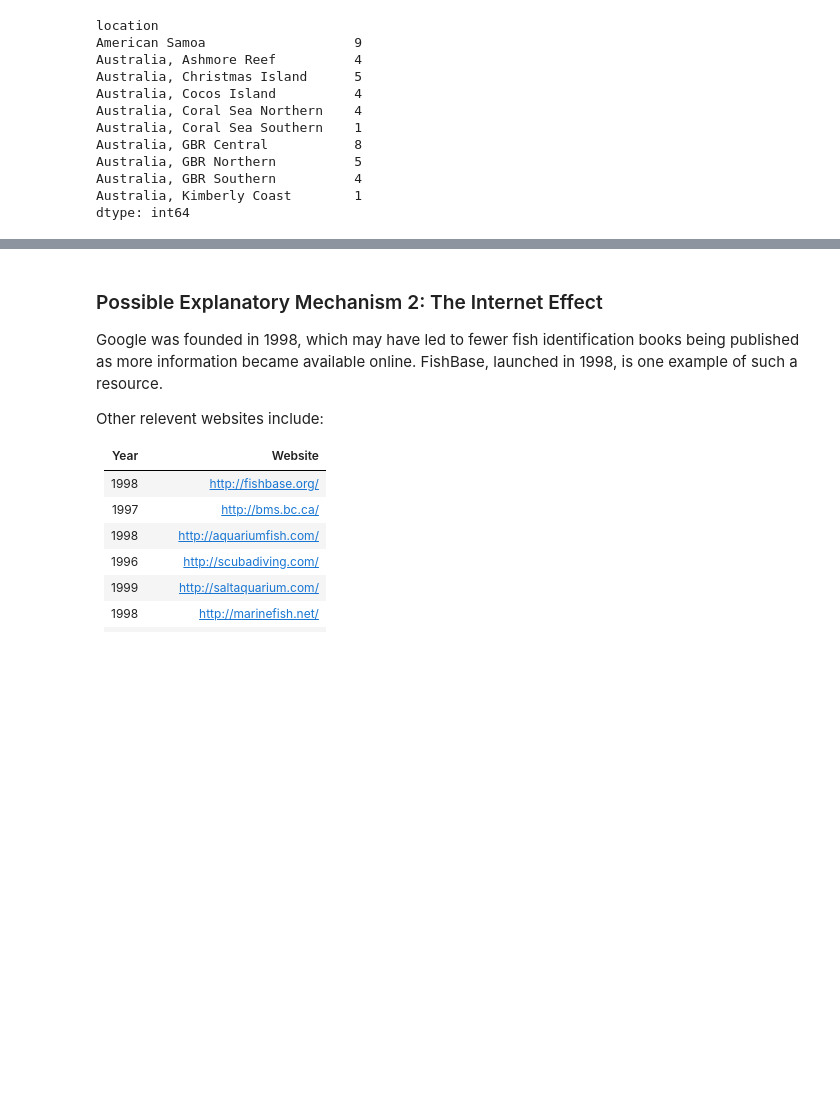
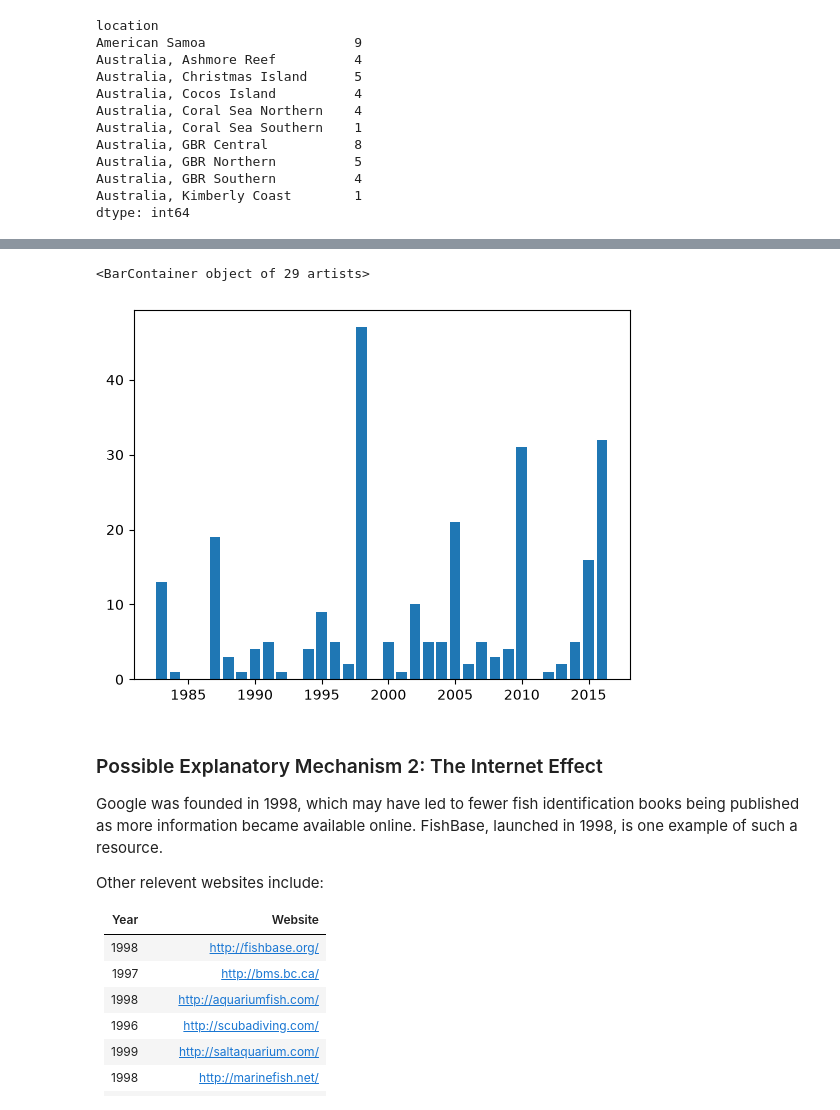
Before and after one commit to HTL3R-2627-SEW-5AX/2158_27_5AX_SEW_HTL3R, a Jupyter notebook: cisco_dse/chapter6/coral-conundrum-project/coral-conundrum.ipynb, the cells around one changed output, grey strips where cells are left out. Saved outputs shown, nothing was run; the diff lists cells and outputs as text; code cells hidden in the pictures; blank space fills up the shorter version.

Commit message:
severe bleaching reefs by year

```diff
--- a/cisco_dse/chapter6/coral-conundrum-project/coral-conundrum.ipynb
+++ b/cisco_dse/chapter6/coral-conundrum-project/coral-conundrum.ipynb
@@ -158,3 +157,9 @@ plt.bar(bleaching_reefs_by_year['year'], bleaching_reefs_by_year['frequency'])
+# %%
+severe_per_year = bleaching_reefs[bleaching_reefs['severity'] == 'S'].groupby('year').size()
+plt.bar(severe_per_year.index, severe_per_year.values)
+# %% [output]
+<BarContainer object of 29 artists>
+[figure, added]
 # %% [markdown]
 ### Possible Explanatory Mechanism 2: The Internet Effect
 
```
Also changed, not shown: parts of 1 cell of this notebook.
